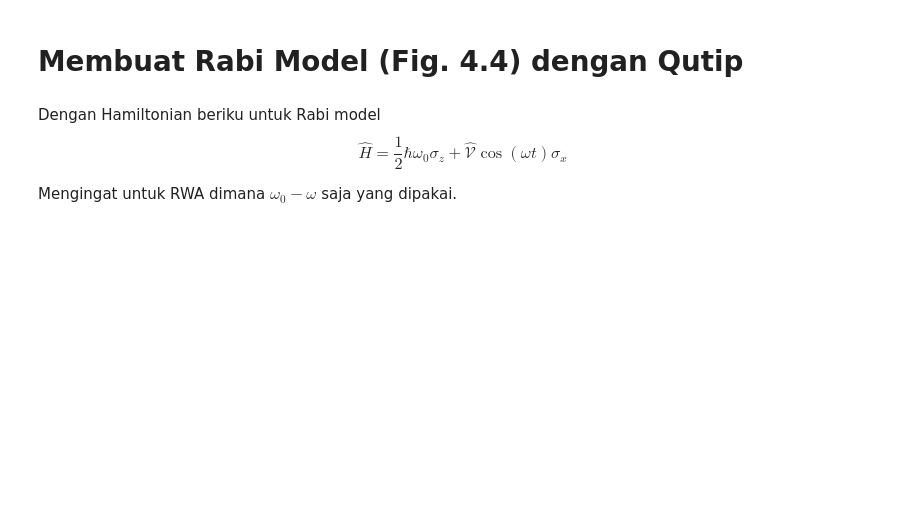
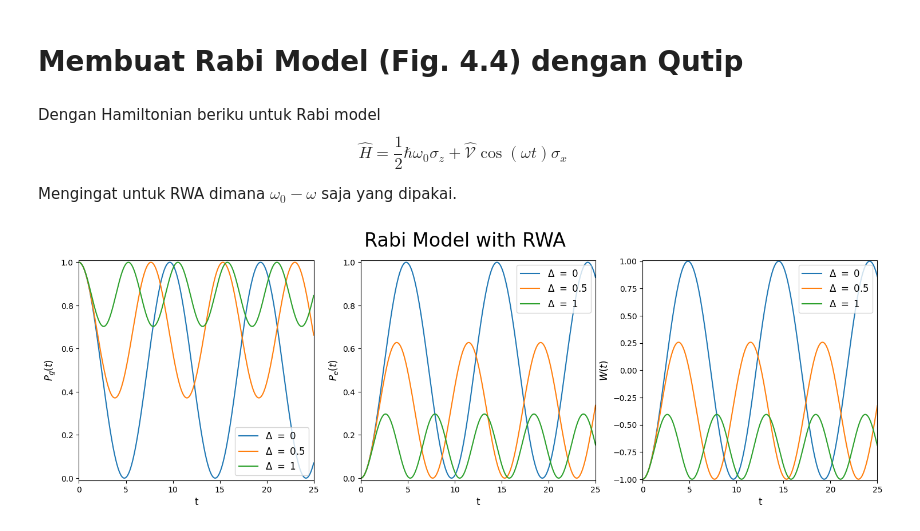
Before and after one commit to myhanna/MBKM-Instructure, a Jupyter notebook: Hasil_Albert/Tugas_19/Plot_Rabi_Model.ipynb, the cells around one changed output. Saved outputs shown, nothing was run; the diff lists cells and outputs as text; code cells hidden in the pictures; blank space fills up the shorter version.

Commit message:
Revisi plot

```diff
--- a/Hasil_Albert/Tugas_19/Plot_Rabi_Model.ipynb
+++ b/Hasil_Albert/Tugas_19/Plot_Rabi_Model.ipynb
@@ -14,8 +14,8 @@ Mengingat untuk RWA dimana $\omega_{0} - \omega$ saja yang dipakai.
 # %%
 # list parameter atau variabel yang dibutuhkan
 hbar    = 1
-w0      = 10
-V       = 0.1 * w0
+w0      = 13
+V       = 0.05 * w0
 tlist   = np.arange(0, 25, 0.01)
 g       = basis(2,0)
 e       = basis(2,1)
@@ -35,7 +35,7 @@ def prob(of_what_state, if_given_state):
 # %%
 fig, ax = plt.subplots(1, 3, figsize=(18,5))
 
-rwa = [True]
+rwa = True
 for detuning in [0, 0.5, 1]:
         H = H_rabi(tlist, detuning = detuning, RWA = rwa)
 
@@ -46,30 +46,35 @@ for detuning in [0, 0.5, 1]:
                 U = (1j * w0 / 2 * sigmaz() * tlist[j]).expm()
                 psi_t[j] = U.dag() * psi_t[j]
 
         g_t = prob(g, psi_t)
 
         e_t = prob(e, psi_t)
 
         w = e_t - g_t
 
         ax[0].plot(tlist, g_t, label = r"$\Delta\ =\ %s$" %detuning)
         ax[1].plot(tlist, e_t, label = r"$\Delta\ =\ %s$" %detuning)
         ax[2].plot(tlist, w, label = r"$\Delta\ =\ %s$" %detuning)
 
 # set parameter axis
 ax[0].set_ylim(-0.01,1.01)
 ax[1].set_ylim(-0.01,1.01)
 ax[2].set_ylim(-1.01,1.01)
+ax[0].set_xlim(0,25)
+ax[1].set_xlim(0,25)
+ax[2].set_xlim(0,25)
 ax[0].legend(loc = "best", fontsize = 12)
 ax[1].legend(loc = "best", fontsize = 12)
 ax[2].legend(loc = "best", fontsize = 12)
 ax[0].set_xlabel(r"t", fontsize = 12)
 ax[1].set_xlabel(r"t", fontsize = 12)
 ax[2].set_xlabel(r"t", fontsize = 12)
 ax[0].set_ylabel(r"$P_g(t)$", fontsize = 12)
 ax[1].set_ylabel(r"$P_e(t)$", fontsize = 12)
 ax[2].set_ylabel(r"$W(t)$", fontsize = 12)
 
 fig.suptitle('Rabi Model with RWA', fontsize = 24)
 fig.savefig("Rabi_Model_Qutip_Coba.png", dpi = 600)
 plt.show()
+# %% [output]
+[figure, added]
```
Also changed, not shown: 1 other file.
